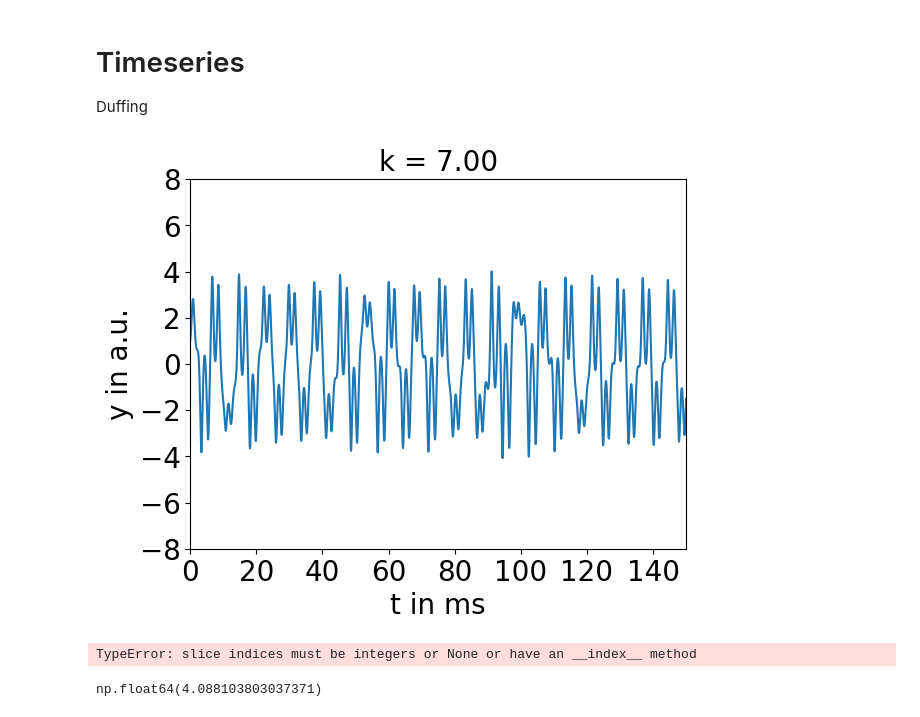
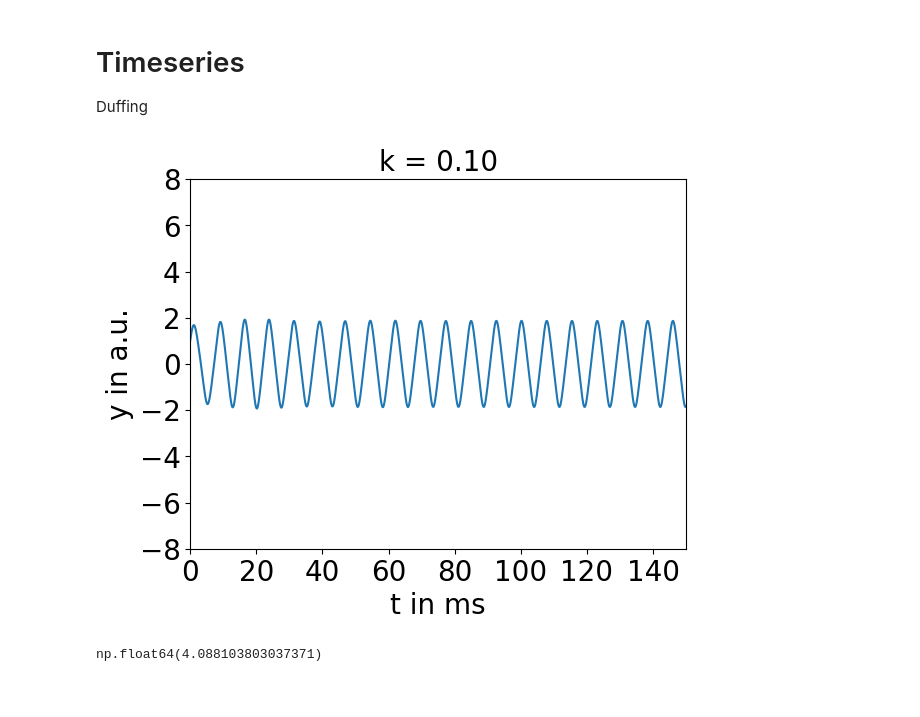
Before and after one commit to huyenanh-nguyen/Vocalization, a Jupyter notebook: Onesidecoupling/simulation.ipynb, the cells around one changed output. Cells and saved outputs as stored; diff of their text form; code cells hidden in the pictures.

```diff
--- a/Onesidecoupling/simulation.ipynb
+++ b/Onesidecoupling/simulation.ipynb
@@ -9,9 +9,9 @@ from mainscript import OnesidedCoupling
 
 Duffing
 # %%
-t_step = 0.01
+t_step = 0.0001
 t_last = 100 # 50h -> 1 point represent 1h
-t = np.arange(0, 500, t_step)
+t = np.arange(0, 1000, t_step)
 keep = int(t_last / t_step)
 x = 1
 y = 1
@@ -19,37 +19,33 @@ p = 1
 q = 1
 par = x,y,p,q
 # %%
-k = 7.0
+k = 0.1
 gamma = 0.1
 mu = 2.0 # realistic mu value, because the vocal foldds doesnt oscillate sinousidal
-beta = 1.0
+beta = 0.3
 alpha = 0.2
 lilie = OnesidedCoupling(par, t, keep, k, mu, gamma, alpha, beta)
 
 xsol = lilie.x_solv()
 ysol = lilie.y_solv()
 psol = lilie.p_solv()
 qsol = lilie.q_solv()
 
 plt.plot(t, ysol, label = f"k: {k:.2f}")
 plt.ylabel("y in a.u.", fontsize = 20)
 y_title = "$\gamma$ = " + f"{gamma:.2f}, ß = " + f"{beta:.2f}, $\\alpha$ = " + f"{alpha:.2f}, $\mu$ = " + f"{mu:.2f}, x$_0$ = " + f"{par[0]:.2f}, y$_0$ = "+ f"{par[1]:.2f}, p$_0$ = "+ f"{par[2]:.2f}, q$_0$ = "+ f"{par[3]:.2f}"
 # plt.legend(fontsize = 16, loc = "upper left")
 plt.xlabel("t in ms", fontsize = 20)
 plt.title("k = " + f"{k:.2f}", fontsize = 20)
 
 plt.xticks(fontsize = 20)
 plt.yticks(fontsize = 20)
 plt.ylim([-8, 8])
 plt.xlim([0,150])
 # plt.savefig(path + "y_timeseries_alpha05" + ".png", dpi =  300, bbox_inches = "tight")
 plt.show()
 # %% [output]
-[figure, old version]
+[figure, new version]
-# %%
-OnesidedCoupling(par, t, keep, k, mu, gamma, alpha, beta).periodic_peak()
-# %% [output]
-TypeError: slice indices must be integers or None or have an __index__ method
 # %%
 def compute_amplitude(par, t, keep, k, mu, gamma, alpha, beta):
     amp = OnesidedCoupling(par, t, keep, k, mu, gamma, alpha, beta).peak()[1][1]['peak_heights'][-10:]
```
Also changed, not shown: parts of 7 cells of this notebook, 4 other files.
